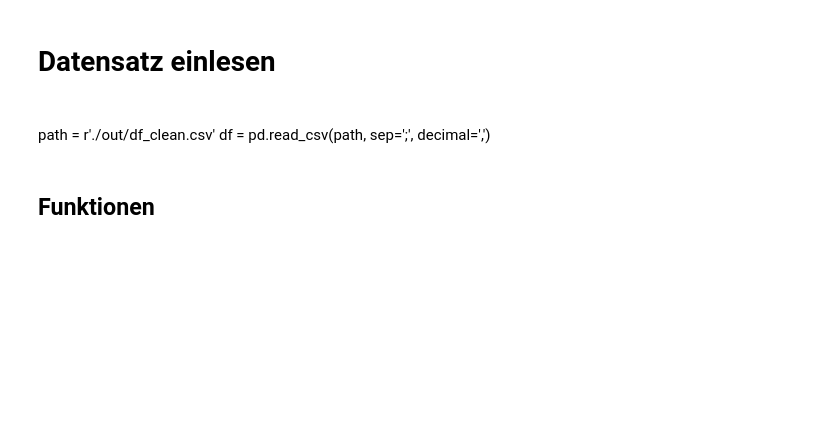
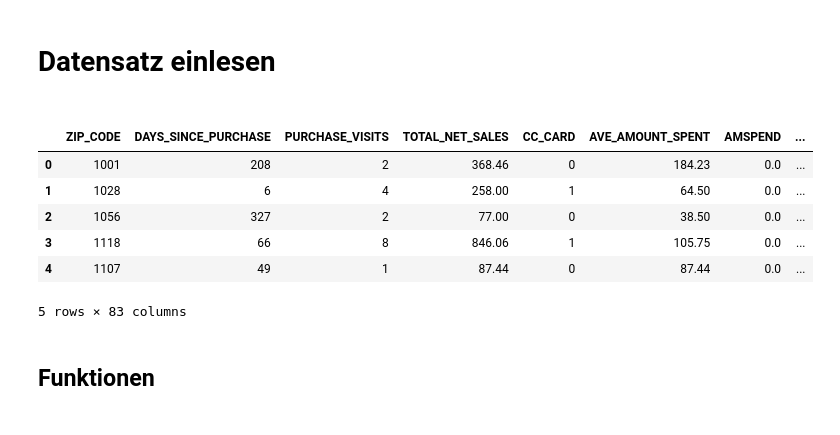
Before and after one commit to Konsti-Boegel/anwendungsfelderBusinessAnalytics, a Jupyter notebook: k_nearst_neighbor.ipynb, the cells around one changed output. Drawn from its saved outputs; the diff is of its cells as text; code cells hidden in the pictures; blank space fills up the shorter version.

```diff
--- a/k_nearst_neighbor.ipynb
+++ b/k_nearst_neighbor.ipynb
@@ -19,9 +19,19 @@ import warnings
 warnings.filterwarnings("ignore", category=FutureWarning)
 # %% [markdown]
 <h1>Datensatz einlesen<h1>
-# %% [markdown]
-path = r'./out/df_clean.csv'
-df = pd.read_csv(path, sep=';', decimal=',')
+# %%
+path = r'./out/df_clean.csv'
+df = pd.read_csv(path, sep=';', decimal=',')
+# %%
+df.head()
+# %% [output]
+|  | ZIP_CODE | DAYS_SINCE_PURCHASE | PURCHASE_VISITS | TOTAL_NET_SALES | CC_CARD | AVE_AMOUNT_SPENT | AMSPEND | ... |
+| 0 | 1001 | 208 | 2 | 368.46 | 0 | 184.23 | 0.0 | ... |
+| 1 | 1028 | 6 | 4 | 258.00 | 1 | 64.50 | 0.0 | ... |
+| 2 | 1056 | 327 | 2 | 77.00 | 0 | 38.50 | 0.0 | ... |
+| 3 | 1118 | 66 | 8 | 846.06 | 1 | 105.75 | 0.0 | ... |
+| 4 | 1107 | 49 | 1 | 87.44 | 0 | 87.44 | 0.0 | ... |
+5 rows × 83 columns
 # %% [markdown]
 <h2>Funktionen<h2>
 # %% [markdown]
```
Also changed, not shown: parts of 12 cells of this notebook.
